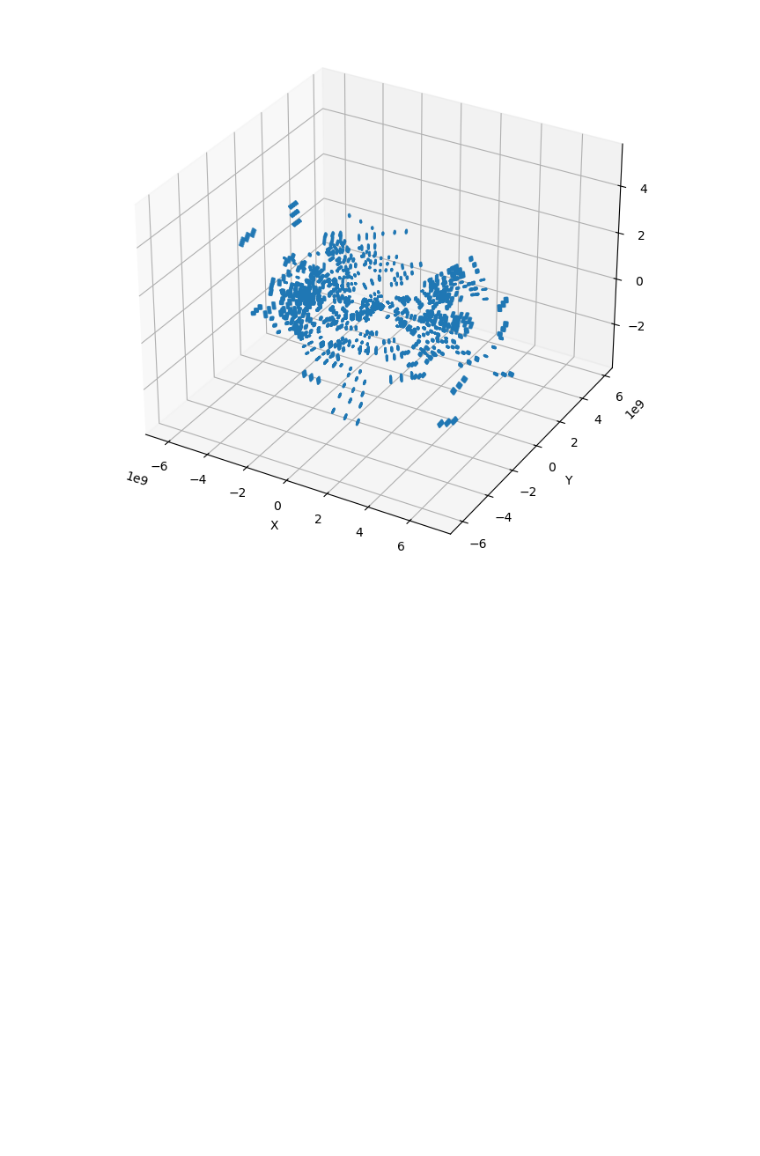
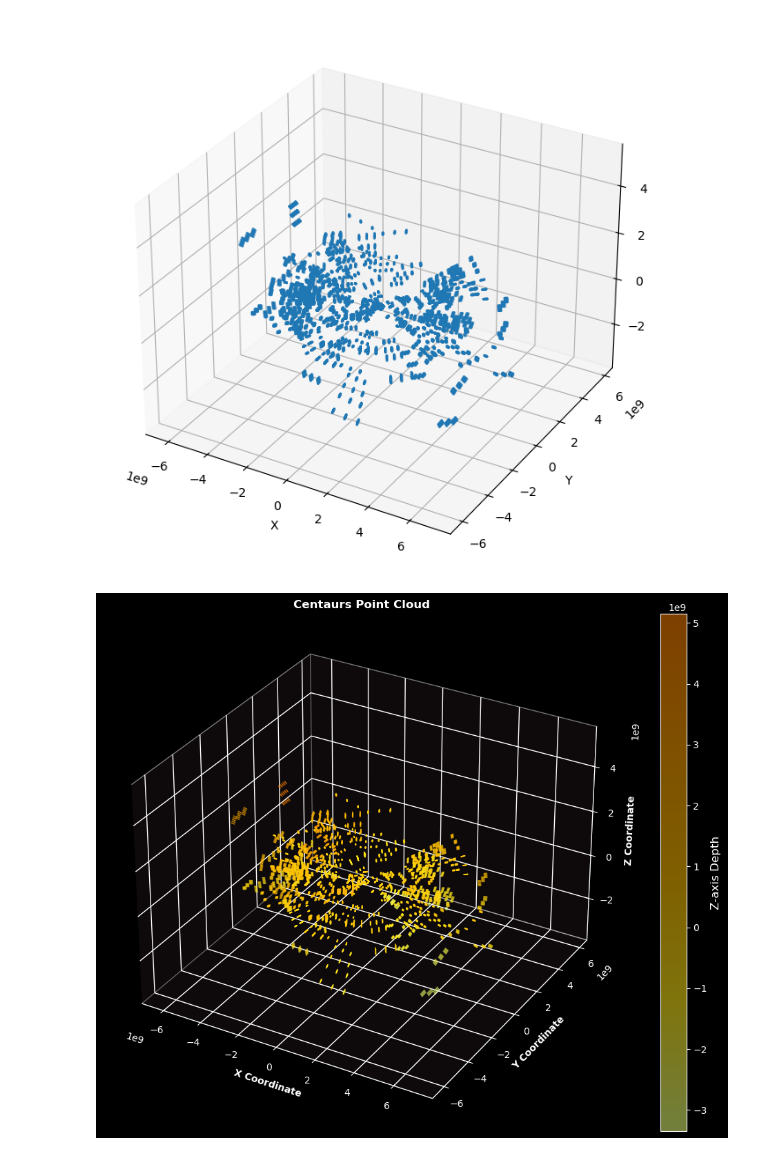
Before and after one commit to ThijsSpoor99/Project-Computational-Science, a Jupyter notebook: processCentaurs.ipynb, the cells around one changed output. Cells and saved outputs as stored; diff of their text form; code cells hidden in the pictures; blank space fills up the shorter version.

```diff
--- a/processCentaurs.ipynb
+++ b/processCentaurs.ipynb
@@ -212,3 +213,60 @@ ax.set_zlabel('Z')
 plt.show()
 # %% [output]
 [figure]
+# %%
+# Improved 3D scatter plot visualization
+def plot_point_cloud(data, title='Point Cloud Visualization'):
+    plt.style.use('dark_background')
+
+    # Create a new figure with a larger size and higher DPI for better resolution
+    fig = plt.figure(figsize=(12, 8))#, dpi=300)
+    ax = fig.add_subplot(projection='3d')
+
+    # Use alpha (transparency) to help with point density
+    scatter = ax.scatter(
+        data['x'],
+        data['y'],
+        data['z'],
+        c=data['z'],  # Color by z-axis to add depth perception
+        cmap='Wistia',  # Color map that helps distinguish depth
+        alpha=0.5,  # Partial transparency
+        s=2,  # Slightly larger point size
+        edgecolors='none'  # Remove point borders for cleaner look
+    )
+
+    # Add a color bar to show z-axis depth
+    plt.colorbar(scatter, ax=ax, label='Z-axis Depth')
+
+    # Improve axis labels and title
+    ax.set_xlabel('X Coordinate', fontsize=10, fontweight='bold')
+    ax.set_ylabel('Y Coordinate', fontsize=10, fontweight='bold')
+    ax.set_zlabel('Z Coordinate', fontsize=10, fontweight='bold')
+    plt.title(title, fontsize=12, fontweight='bold')
+
+    # Set a tight layout to maximize plot area
+    plt.tight_layout()
+
+    # Change the background color between the grid lines
+    #ax.set_facecolor('black')  # Set the background color of the 3D plot
+
+    # Remove background color of grid pane (between lines)
+    # ax.xaxis.pane.fill = False  # Remove the pane for the x-axis
+    # ax.yaxis.pane.fill = False  # Remove the pane for the y-axis
+    # ax.zaxis.pane.fill = False  # Remove the pane for the z-axis
+
+    # If you want to change the background color (instead of removing it), use:
+    ax.xaxis.pane.set_facecolor('#1c1516')  # Example: Transparent background
+    ax.yaxis.pane.set_facecolor('#1c1516')  # Example: Transparent background
+    ax.zaxis.pane.set_facecolor('#1c1516')  # Example: Transparent background
+
+    # Set grid color and style
+    ax.grid(True, linestyle='--', linewidth=0.5, alpha=0.6)  # Change gridlines to cyan
+
+    return fig, ax
+
+# Usage example
+# Assuming tempDF is your DataFrame with 'x', 'y', 'z' columns
+fig, ax = plot_point_cloud(tempDF, title='Centaurs Point Cloud')
+plt.show()
+# %% [output]
+[figure, added]
```
Also changed, not shown: parts of 5 cells of this notebook, 2 other files.
